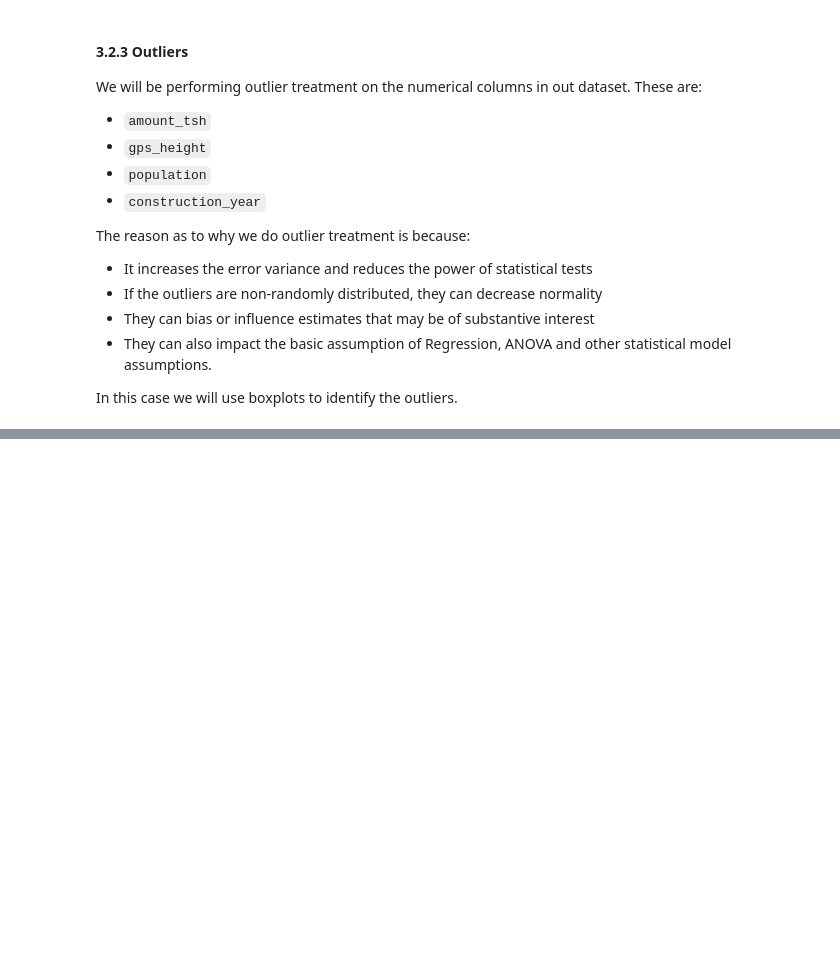
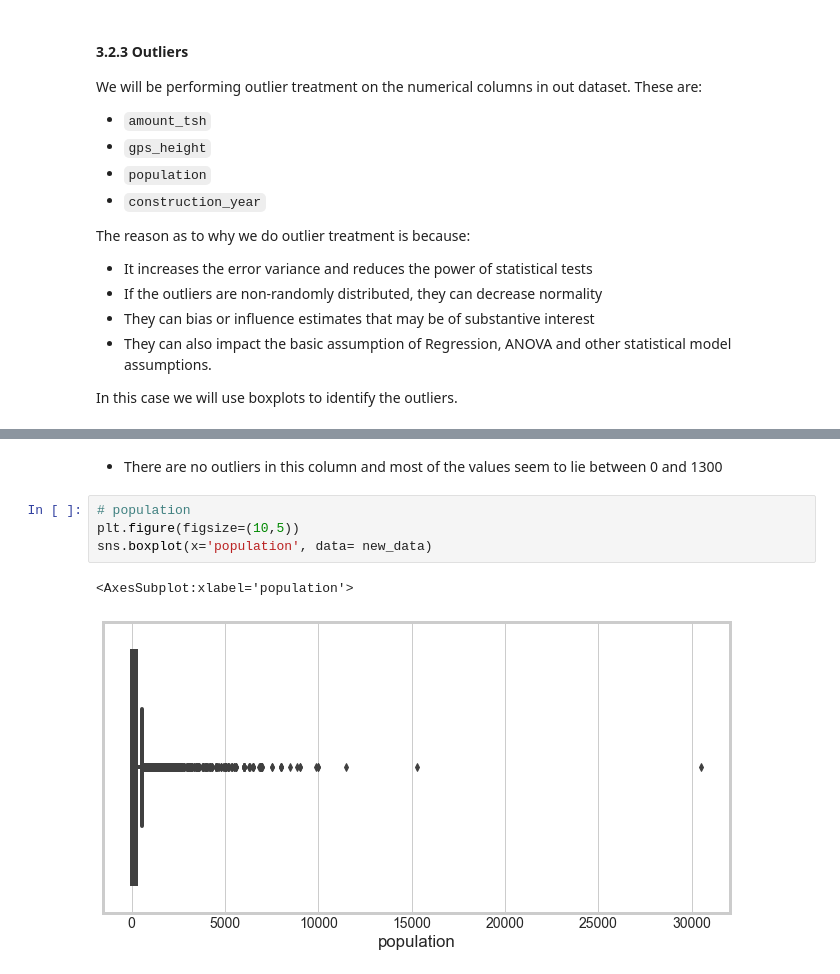
Before and after one commit to femikamau/Tanzanian-Water-Wells-Prediction, a Jupyter notebook: index.ipynb, the cells around one changed output, grey strips where cells are left out. Drawn from its saved outputs; the diff is of its cells as text; blank space fills up the shorter version.

```diff
--- a/index.ipynb
+++ b/index.ipynb
@@ -553,0 +576,9 @@ In this case we will use boxplots to identify the outliers.
+# %% [markdown]
+- There are no outliers in this column and most of the values seem to lie between 0 and 1300
+# %%
+# population
+plt.figure(figsize=(10,5))
+sns.boxplot(x='population', data= new_data)
+# %% [output]
+<AxesSubplot:xlabel='population'>
+[figure, added]
```
Also changed, not shown: parts of 12 cells of this notebook.
